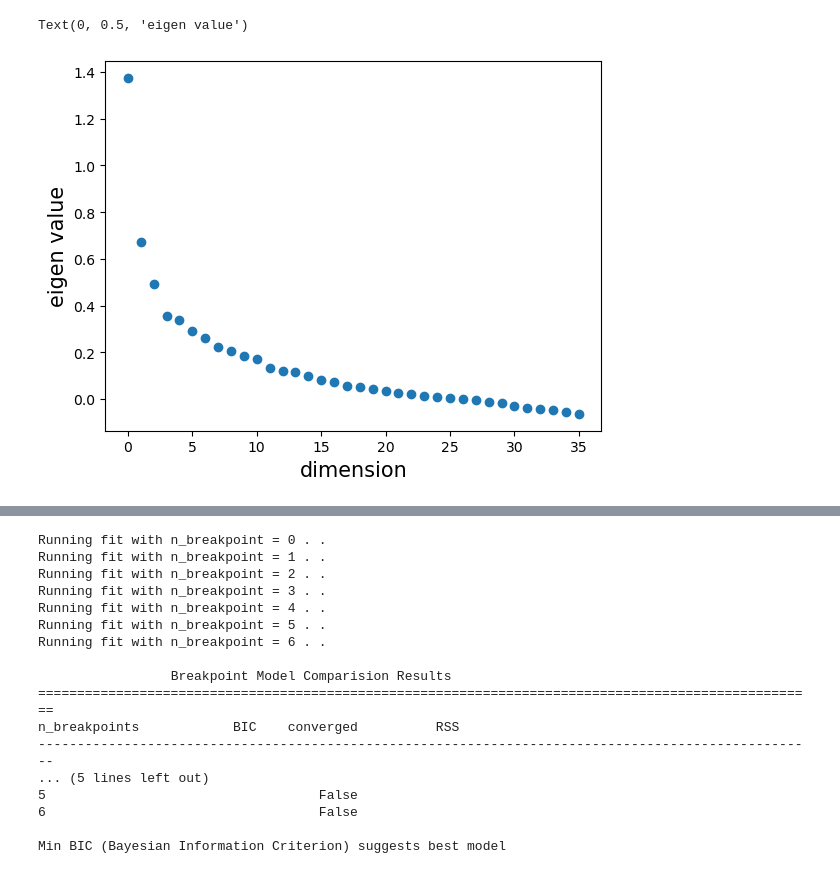
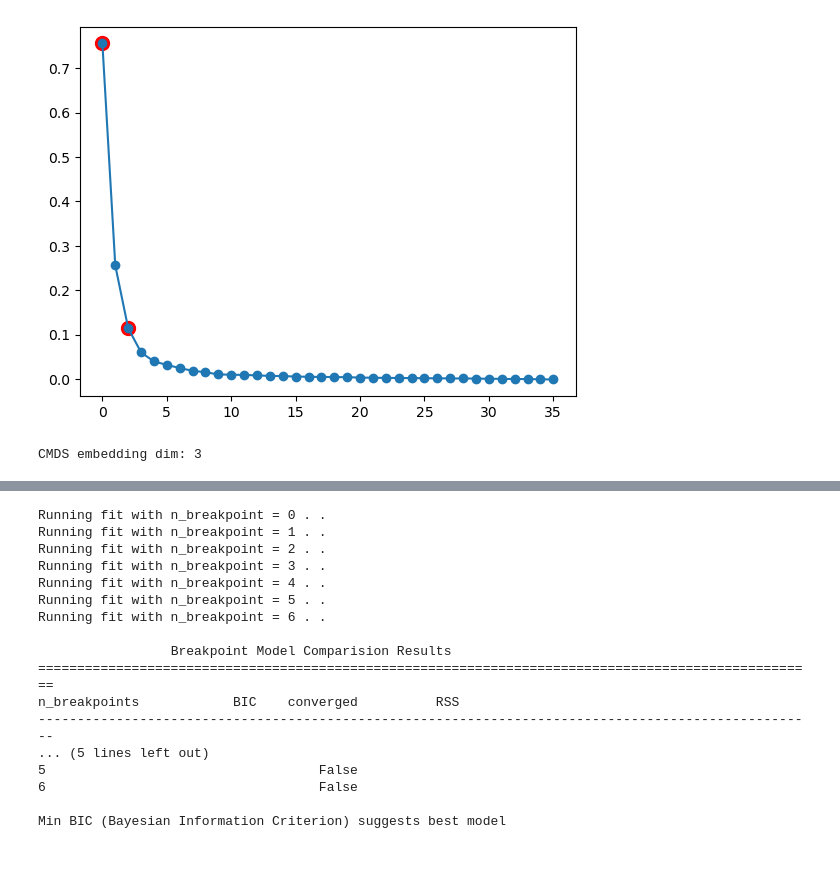
Before and after one commit to TianyiChen97/Organoid, a Jupyter notebook: Iso-mirror-TBS-no-window_pairwiseLCCC.ipynb, the cells around one changed output, grey strips where cells are left out. Saved outputs shown, nothing was run; the diff lists cells and outputs as text; code cells hidden in the pictures.

```diff
--- a/Iso-mirror-TBS-no-window_pairwiseLCCC.ipynb
+++ b/Iso-mirror-TBS-no-window_pairwiseLCCC.ipynb
@@ -240,17 +286,22 @@ heatmap(D, title="Distance matrix between time points")
 # %%
+## CMDS
 J=np.ones([len(tm),len(tm)])/len(tm)
 I=np.eye(len(tm))
 P=I-J
 
 H=(-1/2)*P@D@P
 w,v=LA.eig(H)
 idx = w.argsort()[::-1]
 w = w[idx]
 v = v[:,idx]
-plt.scatter(range(len(tm)),w)
+#plt.scatter(range(len(tm)),w)
 #plt.title('scree plot for MDS')
-plt.xlabel('dimension',fontsize=15)
-plt.ylabel('eigen value',fontsize=15)
+#plt.xlabel('dimension',fontsize=15)
+#plt.ylabel('eigen value',fontsize=15)
+#kneedle=KneeLocator(range(len(tm)),w, curve="convex", direction="decreasing")
+d=get_elbows(w, n=2, plot=True)[1]+1
+print("CMDS embedding dim:", d)
+MDS=v[:,:d] @ np.diag(np.sqrt(w[:d]))
 # %% [output]
+[figure, new version]
-Text(0, 0.5, 'eigen value')
+CMDS embedding dim: 3
-[figure, old version]
```
Also changed, not shown: parts of 23 cells of this notebook.
